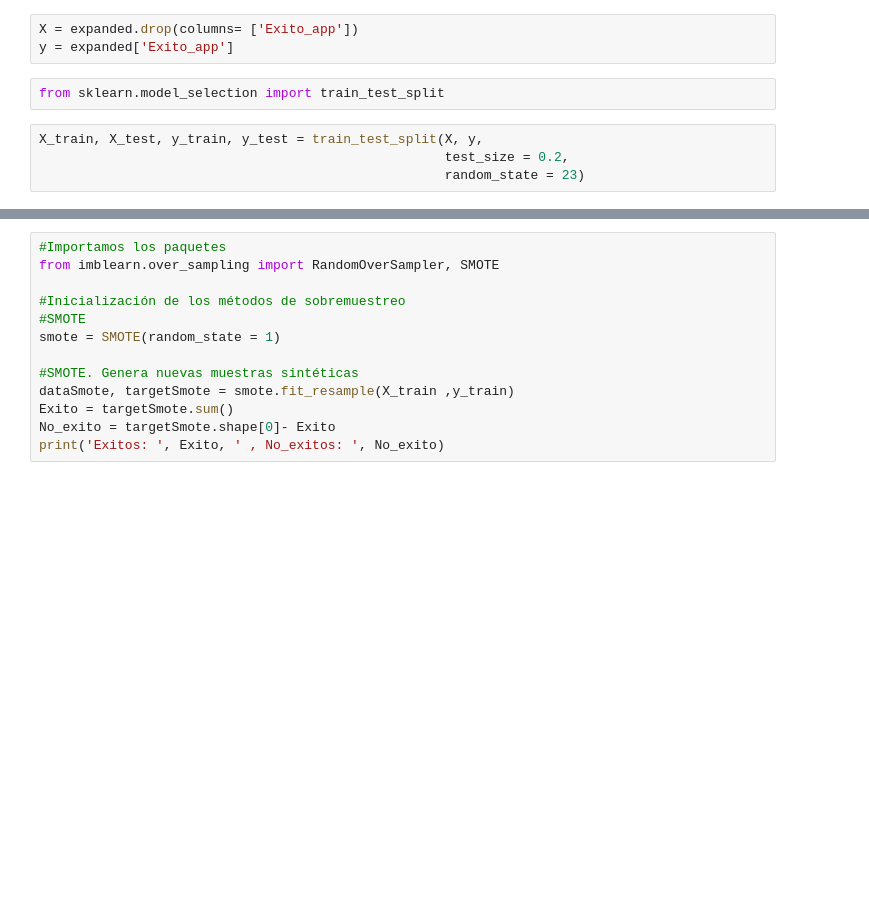
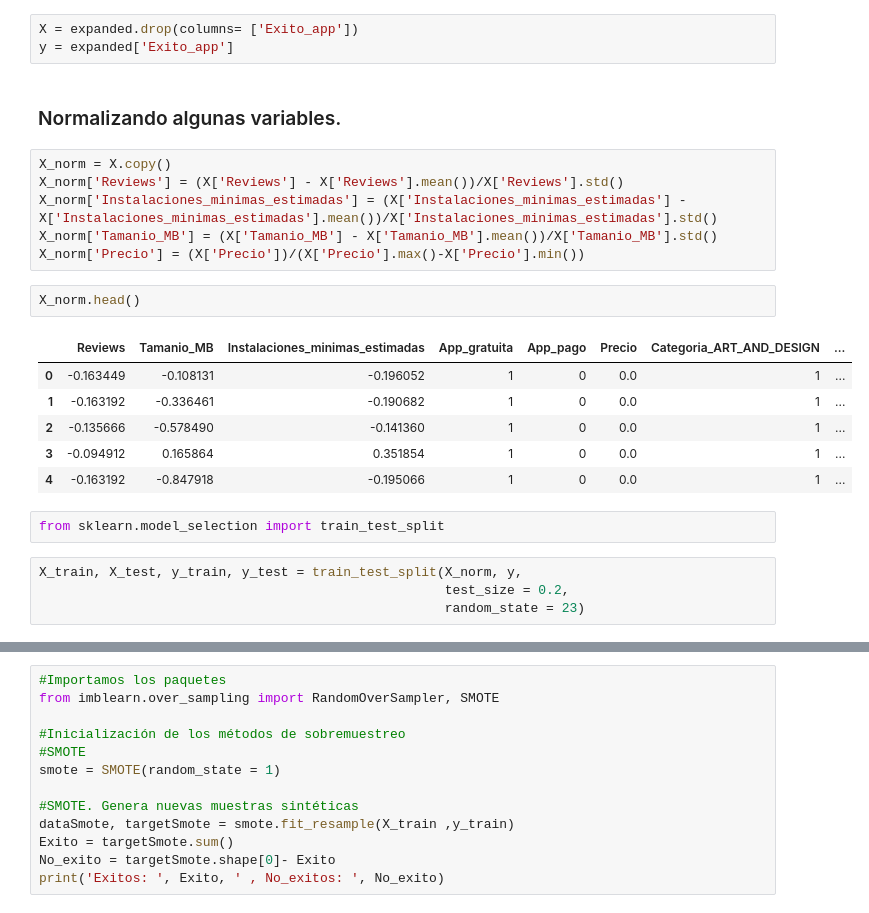
Before and after one commit to DiegoCorona/BEDU-Proyecto-Final-Estudio-de-mercado-de-Apps-M-viles-y-predicci-n-de-xito-, a Jupyter notebook: Estudio_de_mercado_de_Apps_Móviles_y_predicción_de_exito.ipynb, the cells around one changed output, grey strips where cells are left out. Saved outputs shown, nothing was run; the diff lists cells and outputs as text; blank space fills up the shorter version.

```diff
--- a/Estudio_de_mercado_de_Apps_Móviles_y_predicción_de_exito.ipynb
+++ b/Estudio_de_mercado_de_Apps_Móviles_y_predicción_de_exito.ipynb
@@ -27,10 +29,27 @@ expanded.head()
 # %%
 X = expanded.drop(columns= ['Exito_app'])
 y = expanded['Exito_app']
+# %% [markdown]
+### Normalizando algunas variables.
+# %%
+X_norm = X.copy()
+X_norm['Reviews'] = (X['Reviews'] - X['Reviews'].mean())/X['Reviews'].std()
+X_norm['Instalaciones_minimas_estimadas'] = (X['Instalaciones_minimas_estimadas'] - X['Instalaciones_minimas_estimadas'].mean())/X['Instalaciones_minimas_estimadas'].std()
+X_norm['Tamanio_MB'] = (X['Tamanio_MB'] - X['Tamanio_MB'].mean())/X['Tamanio_MB'].std()
+X_norm['Precio'] = (X['Precio'])/(X['Precio'].max()-X['Precio'].min())
+# %%
+X_norm.head()
+# %% [output]
+|  | Reviews | Tamanio_MB | Instalaciones_minimas_estimadas | App_gratuita | App_pago | Precio | Categoria_ART_AND_DESIGN | ... |
+| 0 | -0.163449 | -0.108131 | -0.196052 | 1 | 0 | 0.0 | 1 | ... |
+| 1 | -0.163192 | -0.336461 | -0.190682 | 1 | 0 | 0.0 | 1 | ... |
+| 2 | -0.135666 | -0.578490 | -0.141360 | 1 | 0 | 0.0 | 1 | ... |
+| 3 | -0.094912 | 0.165864 | 0.351854 | 1 | 0 | 0.0 | 1 | ... |
+| 4 | -0.163192 | -0.847918 | -0.195066 | 1 | 0 | 0.0 | 1 | ... |
 # %%
 from sklearn.model_selection import train_test_split
 # %%
-X_train, X_test, y_train, y_test = train_test_split(X, y,
+X_train, X_test, y_train, y_test = train_test_split(X_norm, y,
                                                     test_size = 0.2,
                                                     random_state = 23)
 # %%
```
Also changed, not shown: parts of 23 cells of this notebook.
